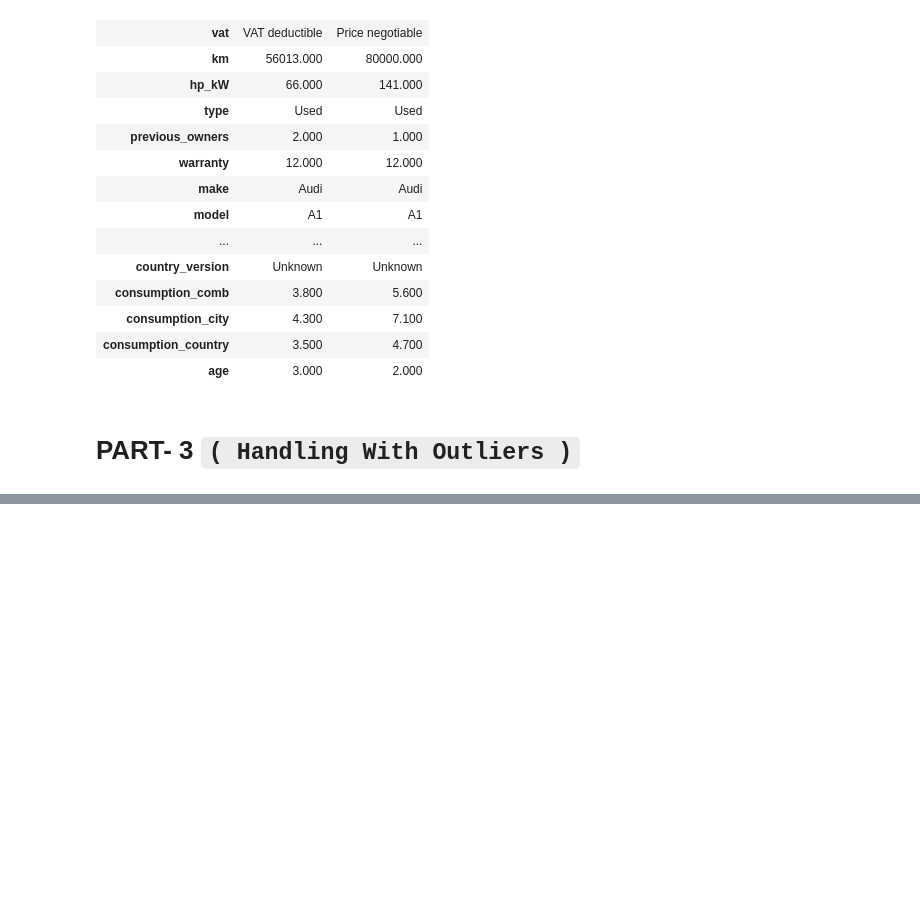
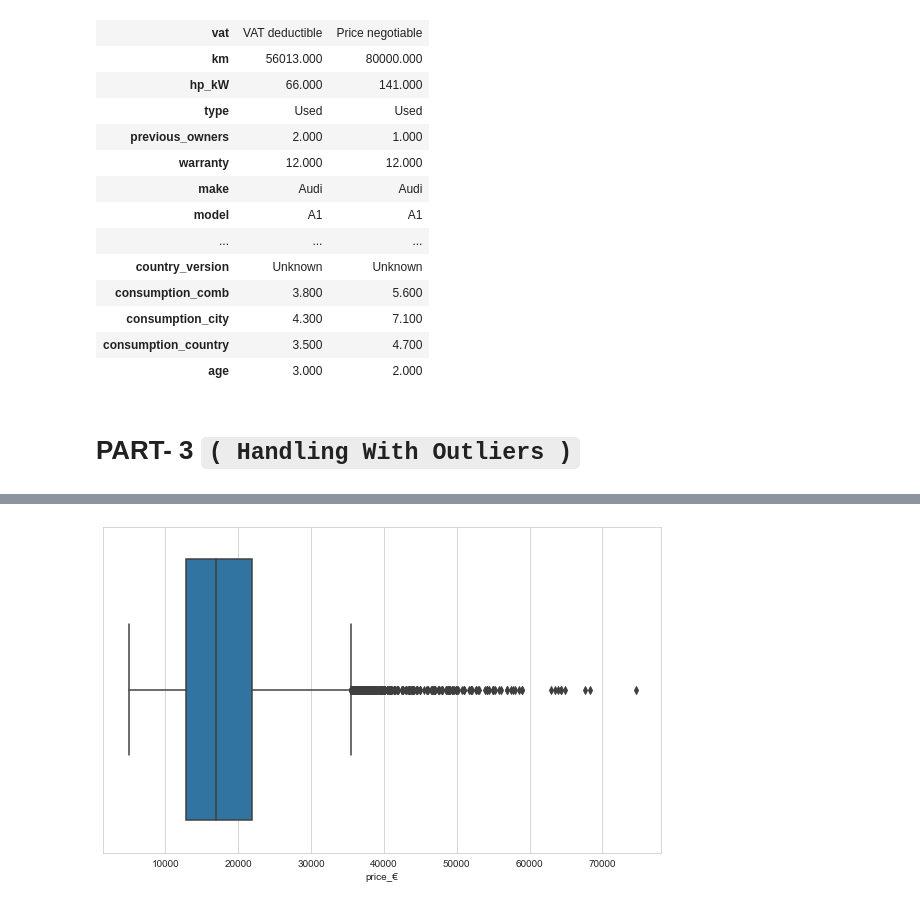
Before and after one commit to ustab/SOURCE, a Jupyter notebook: Expolatory Data Analysis(EDA) Capstone Project-Scout Car/Capstone Project-(Handling With Outliers).ipynb, the cells around one changed output, grey strips where cells are left out. Saved outputs shown, nothing was run; the diff lists cells and outputs as text; code cells hidden in the pictures; blank space fills up the shorter version.

```diff
--- a/Expolatory Data Analysis(EDA) Capstone Project-Scout Car/Capstone Project-(Handling With Outliers).ipynb
+++ b/Expolatory Data Analysis(EDA) Capstone Project-Scout Car/Capstone Project-(Handling With Outliers).ipynb
@@ -82,0 +151,4 @@ df.head(2).T
+# %%
+sns.boxplot(x="price_€", data=df);
+# %% [output]
+[figure, added]
```
Also changed, not shown: parts of 18 cells of this notebook.
